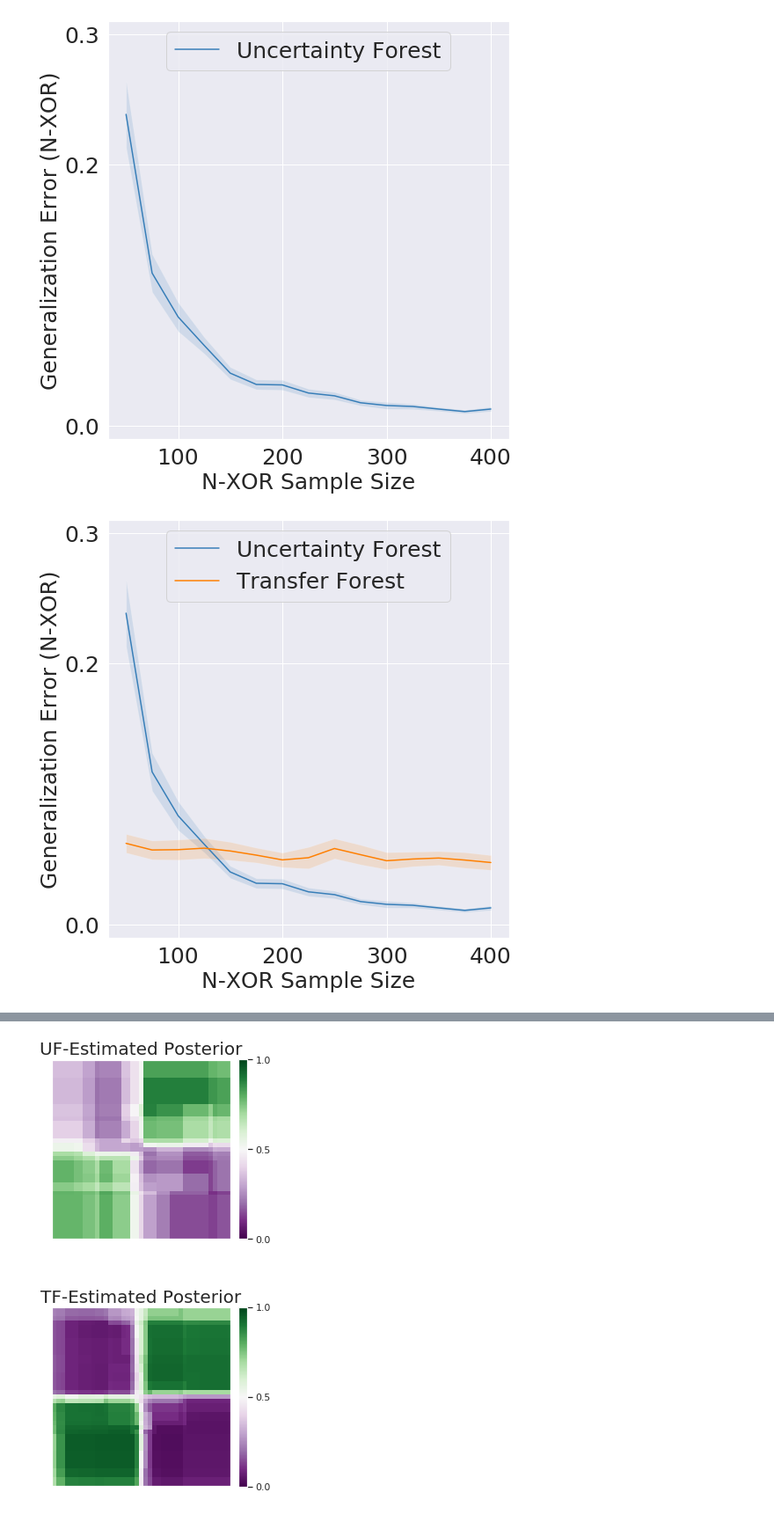
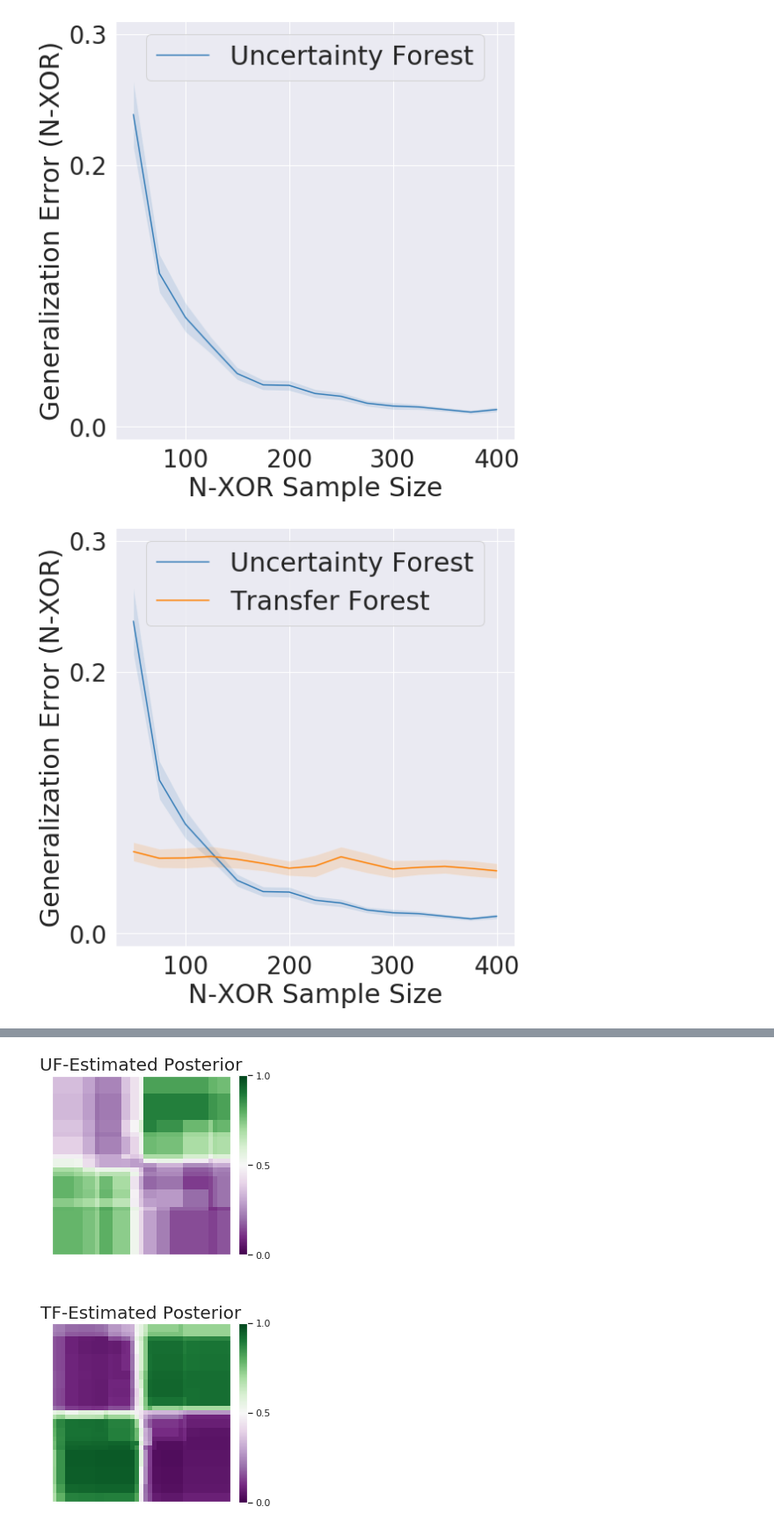
Before and after one commit to neurodata/lifelong-learning, a Jupyter notebook: cef/paper-figs-generator-local.ipynb, the cells around one changed output, grey strips where cells are left out. Shown at 88% size. Saved outputs shown, nothing was run; the diff lists cells and outputs as text; code cells hidden in the pictures.

Commit message:
update font sizes, markers

```diff
--- a/cef/paper-figs-generator-local.ipynb
+++ b/cef/paper-figs-generator-local.ipynb
@@ -521,9 +521,15 @@ fig0.subplots_adjust(wspace=0.1, hspace=0.1)
 ax01 = fig0.add_subplot(2, 1, 1, xticklabels=[], yticklabels=[], xticks=[], yticks=[])
 ax02 = fig0.add_subplot(2, 1, 2, xticklabels=[], yticklabels=[], xticks=[], yticks=[])
 
-
-ax01.scatter(X[:, 0], X[:, 1], c = temp_labelsX)
-ax02.scatter(Z[:, 0], Z[:, 1], c = temp_labelsZ)
+markers = ['o', 'x', '+']
+for i, m in enumerate(markers):
+    if i != 2:
+        tempX = np.where(np.array(labelsX) == i)[0].astype(int)
+        ax01.scatter(X[tempX, 0], X[tempX, 1], c = np.array(temp_labelsX)[tempX], marker = m)
+    tempZ = np.where(np.array(labelsZ) == i)[0].astype(int)
+    ax02.scatter(Z[tempZ, 0], Z[tempZ, 1], c = np.array(temp_labelsZ)[tempZ], marker=m)
+# ax01.scatter(X[:, 0], X[:, 1], c = temp_labelsX)
+# ax02.scatter(Z[:, 0], Z[:, 1], c = temp_labelsZ)
 
 ax01.set_title('XOR', fontsize=20)
 ax02.set_title('N-XOR', fontsize=20)
@@ -582,8 +588,8 @@ algorithms = np.concatenate((algorithms, ['Uncertainty Forest', 'Transfer Forest
 algo_offset=0
 names = ['rf', 'transfer', 'lifelong']
 
-fontsize=25
-labelsize=25
+fontsize=30
+labelsize=27.5
 for j, name in enumerate(names):
     fig1 = plt.figure(figsize=(8,8))
     ax1 = fig1.add_subplot(1,1,1)
@@ -658,2 +664,2 @@ for j, name in enumerate(names):
-[figure, old version]
+[figure, new version]
-[figure, old version]
+[figure, new version]
```
Also changed, not shown: parts of 8 cells of this notebook, 21 other files.
